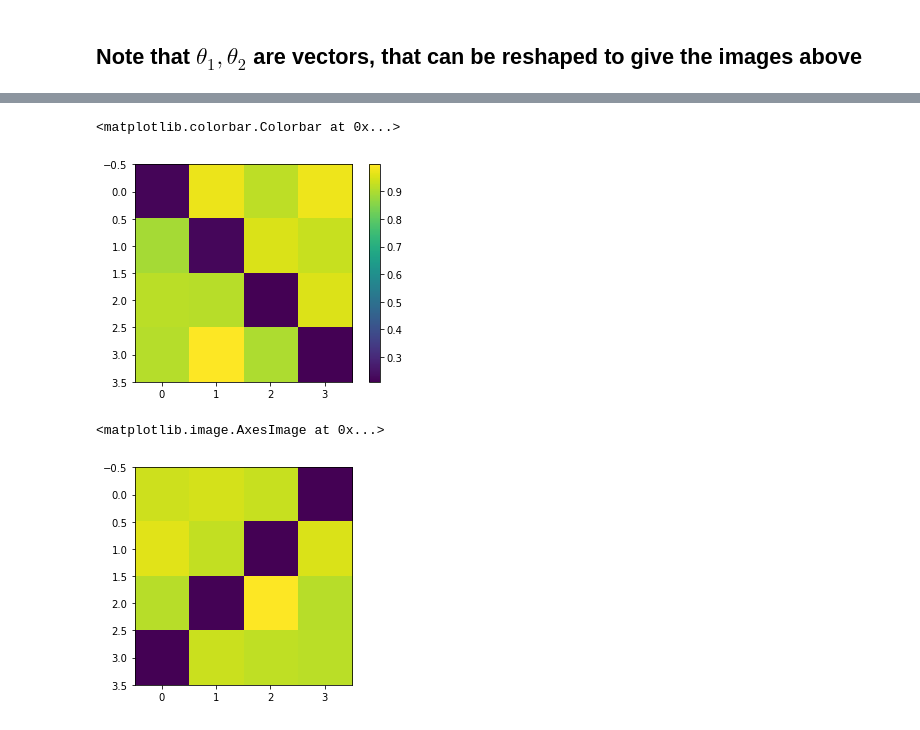
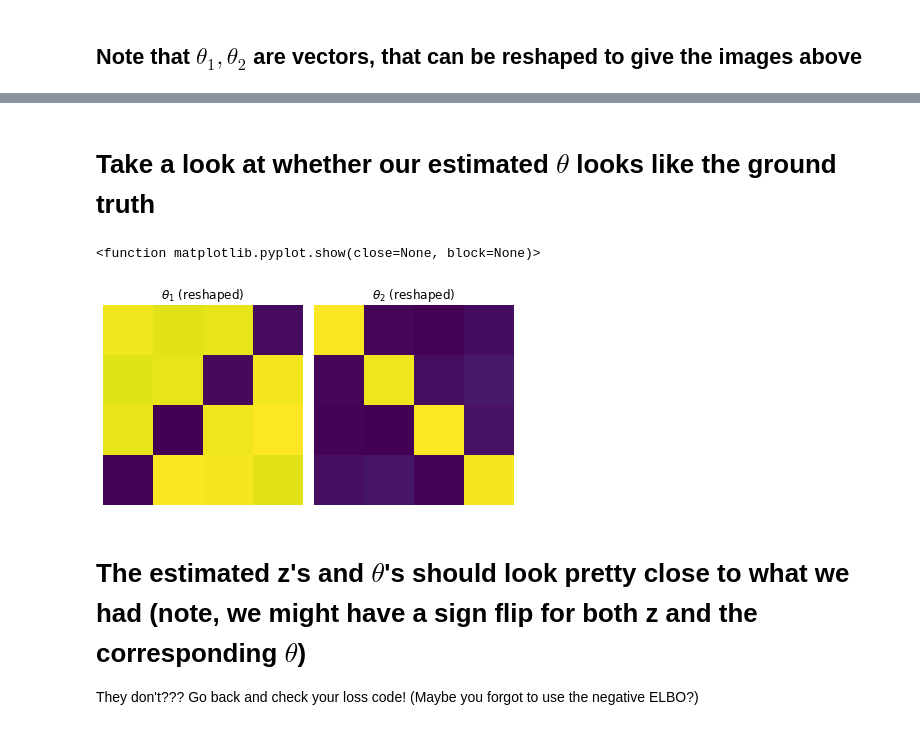
Before and after one commit to sinead/VBayes-Reading-Group, a Jupyter notebook: AEVB Poisson factor analysis.ipynb, the cells around one changed output, grey strips where cells are left out. Cells and saved outputs as stored; diff of their text form; code cells hidden in the pictures.

```diff
--- a/AEVB Poisson factor analysis.ipynb
+++ b/AEVB Poisson factor analysis.ipynb
@@ -155,11 +203,18 @@ plt.show()
-# %%
-plt.imshow(torch.exp(model.log_theta[1]).detach().numpy().reshape(4,4))
-plt.colorbar()
-# %% [output]
-<matplotlib.colorbar.Colorbar at 0x...>
-[figure, removed]
-# %%
-plt.imshow(torch.exp(model.log_theta[0]).detach().numpy().reshape(4,4))
-# %% [output]
-<matplotlib.image.AxesImage at 0x...>
-[figure, removed]
+# %% [markdown]
+# Take a look at whether our estimated $\theta$ looks like the ground truth
+# %%
+fig, ax = plt.subplots(1, 2, figsize=(6, 4), tight_layout=True)
+ax[0].imshow(model.theta[0, :].detach().numpy().reshape(4,4))
+ax[0].axis('off')
+ax[0].set_title(r'$\theta_1$ (reshaped)')
+ax[1].imshow(model.theta[1, :].detach().numpy().reshape(4,4))
+ax[1].axis('off')
+ax[1].set_title(r'$\theta_2$ (reshaped)')
+plt.show
+# %% [output]
+<function matplotlib.pyplot.show(close=None, block=None)>
+[figure, added]
+# %% [markdown]
+# The estimated z's and $\theta$'s should look pretty close to what we had (note, we might have a sign flip for both z and the corresponding $\theta$)
+
+They don't??? Go back and check your loss code! (Maybe you forgot to use the negative ELBO?)
```
Also changed, not shown: parts of 12 cells of this notebook.
